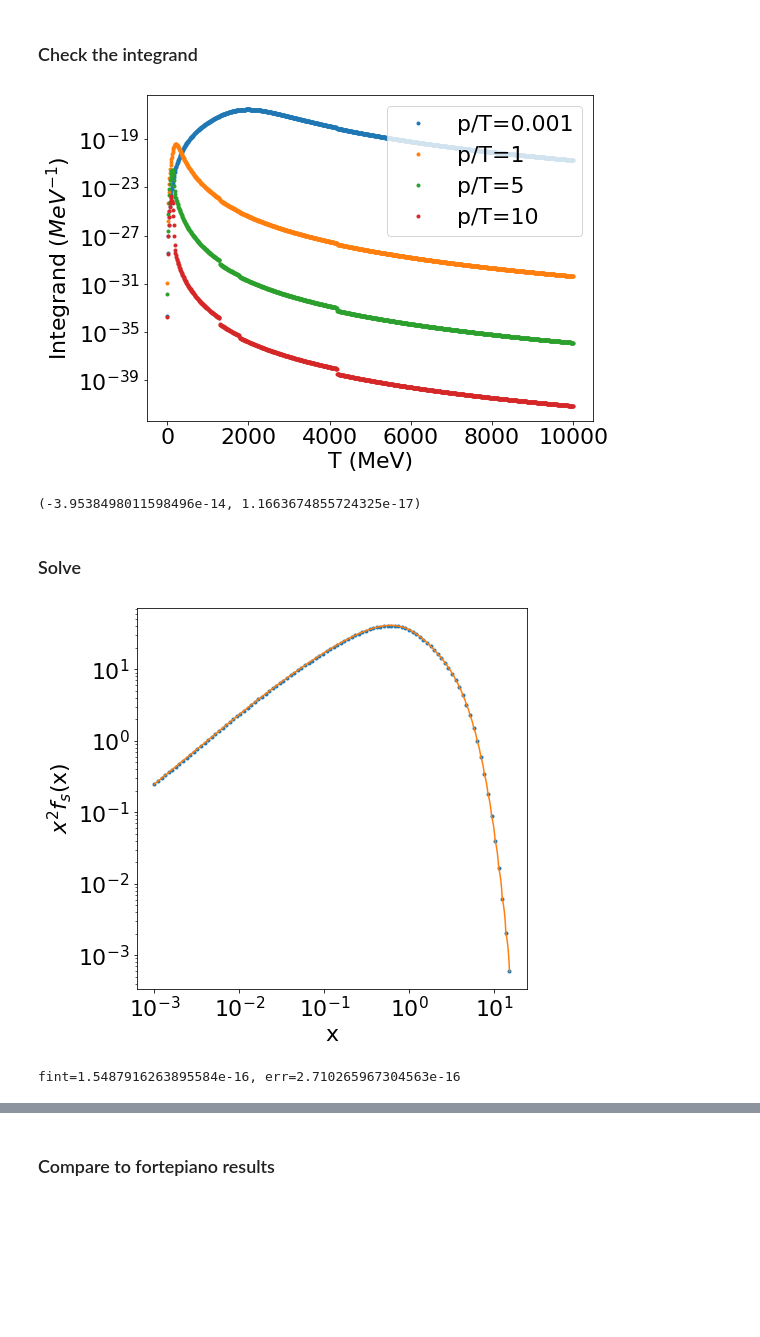
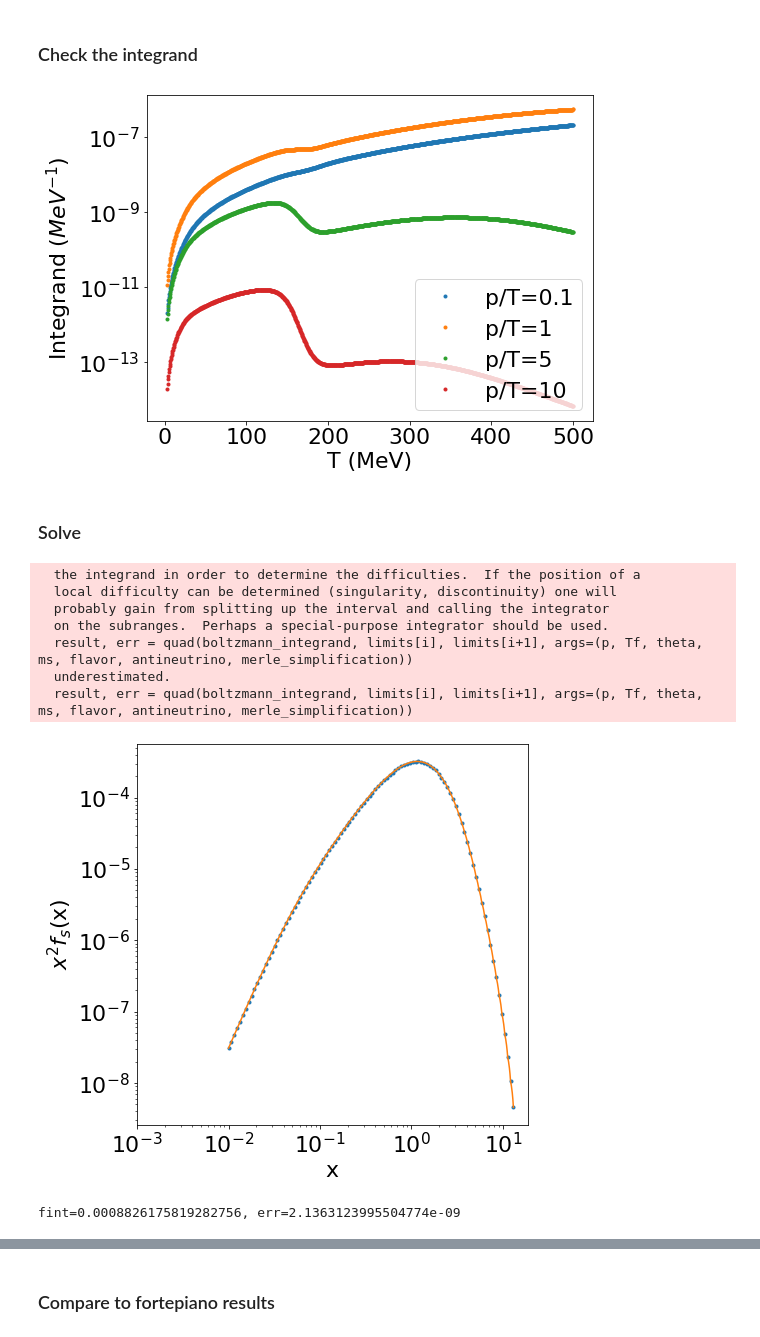
Before and after one commit to JakeSpisak/Sterile-Neutrinos, a Jupyter notebook: analysis.ipynb, the cells around one changed output, grey strips where cells are left out. Cells and saved outputs as stored; diff of their text form; code cells hidden in the pictures; blank space fills up the shorter version.

Commit message:
Add the boltzmann code and sterile-sterile dark sector temperature calc

```diff
--- a/analysis.ipynb
+++ b/analysis.ipynb
@@ -175,6 +16,0 @@ def active_scattering_rate(p, T, flavor):
-# %%
-temp = 10*10**3
-flavor='electron'
-poverT = 1
-print(interp5to150Gev([temp, poverT])*temp)
-print(scattering_coeffs_dict[flavor]([temp, poverT])*Gf**2*poverT*temp**5)
@@ -183,0 +17,2 @@ print(scattering_coeffs_dict[flavor]([temp, poverT])*Gf**2*poverT*temp**5)
+# %%
+plt.rcParams.update({'font.size': 22})
@@ -201,48 +166,41 @@ def solve(p, Ti, Tf, theta, ms, flavor, discontinuity_masses, antineutrino=False
 # %% [markdown]
 ### Check the integrand
 # %%
-Ti=10**4
-Tf=1
+Ti=500
+Tf=3
 Tprimes = np.linspace(Tf, Ti, 1000)
-theta=np.sqrt(2*10**-8)/2
-ms=2*10**-3
+theta=0.5*np.sqrt(10**-10)
+ms=10**-1
 antineutrino=False
 merle_simplification=True
 flavor='electron'
 
 plt.figure(figsize=(8,6))
-for poverT in [0.001, 1, 5, 10]:
-    integrands = [integrand(Tp, poverT*Tf, Tf, theta, ms, flavor, antineutrino, merle_simplification) for Tp in Tprimes]
+for poverT in [0.1, 1, 5, 10]:
+    integrands = [ec.boltzmann_integrand(Tp, poverT*Tf, Tf, theta, ms, flavor, antineutrino, merle_simplification) for Tp in Tprimes]
     plt.semilogy(Tprimes, integrands, '.', label="p/T={}".format(poverT))
 plt.ylabel(r"Integrand ($MeV^{-1}$)")
 plt.xlabel("T (MeV)")
 plt.legend()
 plt.show()
 # %% [output]
-[figure, old version]
+[figure, new version]
-# %%
-poverT = 0.001
-Tf=1
-Ti = 6000
-solve(poverT*Tf, Ti, Tf, theta, ms, flavor, discontinuity_masses, antineutrino=False, merle_simplification=True)
-# %% [output]
-(-3.9538498011598496e-14, 1.1663674855724325e-17)
 # %% [markdown]
 ### Solve
 # %%
-theta=np.sqrt(2*10**-8)/2
-ms=2*10**-3
+theta=0.5*np.sqrt(10**-10)
+ms=10**-1
 antineutrino=False
 merle_simplification=True
 flavor='electron'
-Ti = 6*10**3
-Tf = 1
+Ti = 2000
+Tf = 1.
 
-poverT_min, poverT_max = 0.001, 15
+poverT_min, poverT_max = 0.01, 13
 poverTs = np.logspace(np.log10(poverT_min), np.log10(poverT_max), 100)
 f = []
 for p in poverTs*Tf:
-    result, err = solve(p, Ti, Tf, theta, ms, flavor, discontinuity_masses, antineutrino, merle_simplification)
+    result, err = ec.boltzmann_solve(p, Ti, Tf, theta, ms, flavor, ec.discontinuity_masses, antineutrino, merle_simplification)
     f.append(-1*result)
 
 # Interpolate and integrate the results
@@ -251,7 +209,7 @@ plt.figure(figsize=(7,7))
 plt.loglog(poverTs, np.array(f)*poverTs**2, '.')
 smoothed_poverTs = np.logspace(np.log10(poverT_min), np.log10(poverT_max), 1000)
 plt.loglog(smoothed_poverTs, f_integrand(smoothed_poverTs)*smoothed_poverTs**2)
-plt.xticks(np.logspace(-3, 1, 5))
+plt.xticks(np.logspace(-2, 1, 5))
 plt.ylabel(r"$x^2 f_s$(x)")
 plt.xlabel("x")
 plt.show()
@@ -259,5 +217,12 @@ plt.show()
 fint, err = quad(f_integrand, poverT_min, poverT_max)
 print("fint={}, err={}".format(fint, err))
 # %% [output]
+  the integrand in order to determine the difficulties.  If the position of a
+  local difficulty can be determined (singularity, discontinuity) one will
+  probably gain from splitting up the interval and calling the integrator
+  on the subranges.  Perhaps a special-purpose integrator should be used.
+  result, err = quad(boltzmann_integrand, limits[i], limits[i+1], args=(p, Tf, theta, ms, flavor, antineutrino, merle_simplification))
+  underestimated.
+  result, err = quad(boltzmann_integrand, limits[i], limits[i+1], args=(p, Tf, theta, ms, flavor, antineutrino, merle_simplification))
-[figure, old version]
+[figure, new version]
-fint=1.5487916263895584e-16, err=2.710265967304563e-16
+fint=0.0008826175819282756, err=2.1363123995504774e-09
```
Also changed, not shown: parts of 62 cells of this notebook, 3 other files.
